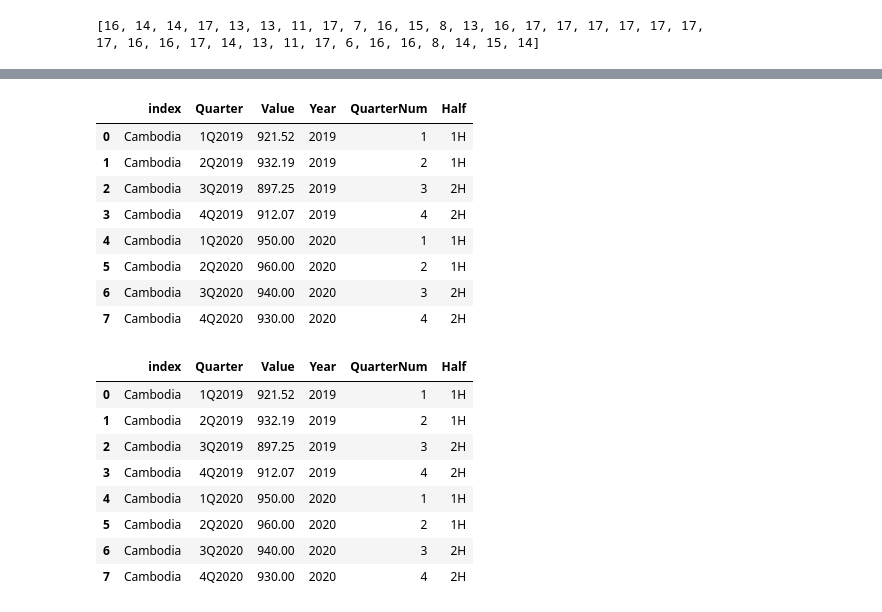
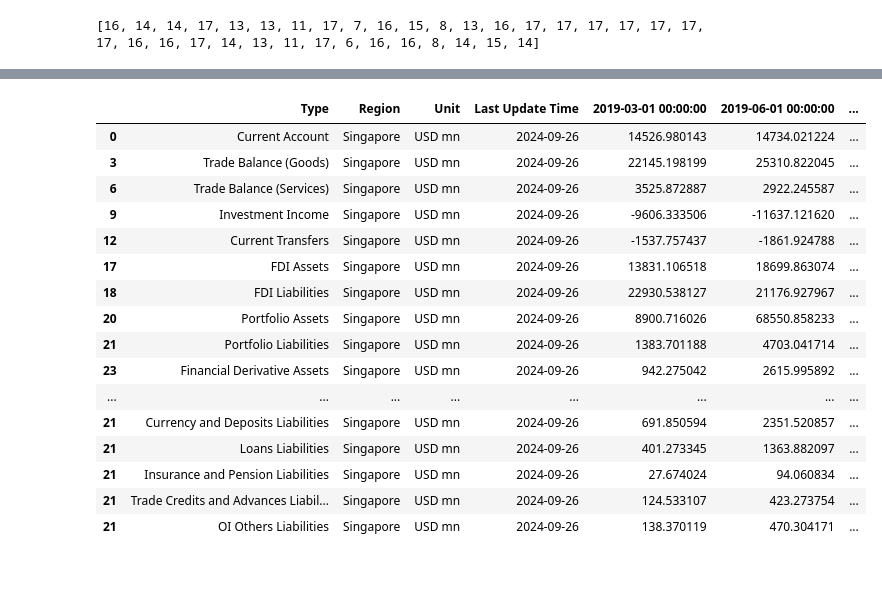
Before and after one commit to aizudeen11/cfm-nlp, a Jupyter notebook: main.ipynb, the cells around one changed output, grey strips where cells are left out. Saved outputs shown, nothing was run; the diff lists cells and outputs as text; code cells hidden in the pictures; blank space fills up the shorter version.

```diff
--- a/main.ipynb
+++ b/main.ipynb
@@ -265,24 +244,27 @@ df_final
-# %%
-df_long
-# %% [output]
-|  | index | Quarter | Value | Year | QuarterNum | Half |
-| 0 | Cambodia | 1Q2019 | 921.52 | 2019 | 1 | 1H |
-| 1 | Cambodia | 2Q2019 | 932.19 | 2019 | 2 | 1H |
-| 2 | Cambodia | 3Q2019 | 897.25 | 2019 | 3 | 2H |
-| 3 | Cambodia | 4Q2019 | 912.07 | 2019 | 4 | 2H |
-| 4 | Cambodia | 1Q2020 | 950.00 | 2020 | 1 | 1H |
-| 5 | Cambodia | 2Q2020 | 960.00 | 2020 | 2 | 1H |
-| 6 | Cambodia | 3Q2020 | 940.00 | 2020 | 3 | 2H |
-| 7 | Cambodia | 4Q2020 | 930.00 | 2020 | 4 | 2H |
-# %%
-df_long
-# %% [output]
-|  | index | Quarter | Value | Year | QuarterNum | Half |
-| 0 | Cambodia | 1Q2019 | 921.52 | 2019 | 1 | 1H |
-| 1 | Cambodia | 2Q2019 | 932.19 | 2019 | 2 | 1H |
-| 2 | Cambodia | 3Q2019 | 897.25 | 2019 | 3 | 2H |
-| 3 | Cambodia | 4Q2019 | 912.07 | 2019 | 4 | 2H |
-| 4 | Cambodia | 1Q2020 | 950.00 | 2020 | 1 | 1H |
-| 5 | Cambodia | 2Q2020 | 960.00 | 2020 | 2 | 1H |
-| 6 | Cambodia | 3Q2020 | 940.00 | 2020 | 3 | 2H |
-| 7 | Cambodia | 4Q2020 | 930.00 | 2020 | 4 | 2H |
+# %%
+test2 = df_all_annual_2[(df_all_annual_2['Region'] == 'Singapore')]['Type'].unique().tolist()
+test = df_all_annual_2[(df_all_annual_2['Type'].isin(test2)) & (df_all_annual_2['Region'] == 'Singapore')]
+for x in range(len(test)):
+    test.iat[x, 0] = df_init[(df_init['desc'] == test2[x])]['short_title'].values[0]
+# test.iat[0, 0] = df_init[(df_init['desc']==test2)]['short_title'].values[0]
+test[test.columns[:8]]
+
+# len(df_init)
+# %% [output]
+|  | Type | Region | Unit | Last Update Time | 2019-03-01 00:00:00 | 2019-06-01 00:00:00 | ... |
+| 0 | Current Account | Singapore | USD mn | 2024-09-26 | 14526.980143 | 14734.021224 | ... |
+| 3 | Trade Balance (Goods) | Singapore | USD mn | 2024-09-26 | 22145.198199 | 25310.822045 | ... |
+| 6 | Trade Balance (Services) | Singapore | USD mn | 2024-09-26 | 3525.872887 | 2922.245587 | ... |
+| 9 | Investment Income | Singapore | USD mn | 2024-09-26 | -9606.333506 | -11637.121620 | ... |
+| 12 | Current Transfers | Singapore | USD mn | 2024-09-26 | -1537.757437 | -1861.924788 | ... |
+| 17 | FDI Assets | Singapore | USD mn | 2024-09-26 | 13831.106518 | 18699.863074 | ... |
+| 18 | FDI Liabilities | Singapore | USD mn | 2024-09-26 | 22930.538127 | 21176.927967 | ... |
+| 20 | Portfolio Assets | Singapore | USD mn | 2024-09-26 | 8900.716026 | 68550.858233 | ... |
+| 21 | Portfolio Liabilities | Singapore | USD mn | 2024-09-26 | 1383.701188 | 4703.041714 | ... |
+| 23 | Financial Derivative Assets | Singapore | USD mn | 2024-09-26 | 942.275042 | 2615.995892 | ... |
+| ... | ... | ... | ... | ... | ... | ... | ... |
+| 21 | Currency and Deposits Liabilities | Singapore | USD mn | 2024-09-26 | 691.850594 | 2351.520857 | ... |
+| 21 | Loans Liabilities | Singapore | USD mn | 2024-09-26 | 401.273345 | 1363.882097 | ... |
+| 21 | Insurance and Pension Liabilities | Singapore | USD mn | 2024-09-26 | 27.674024 | 94.060834 | ... |
+| 21 | Trade Credits and Advances Liabil... | Singapore | USD mn | 2024-09-26 | 124.533107 | 423.273754 | ... |
+| 21 | OI Others Liabilities | Singapore | USD mn | 2024-09-26 | 138.370119 | 470.304171 | ... |
```
Also changed, not shown: parts of 13 cells of this notebook.
